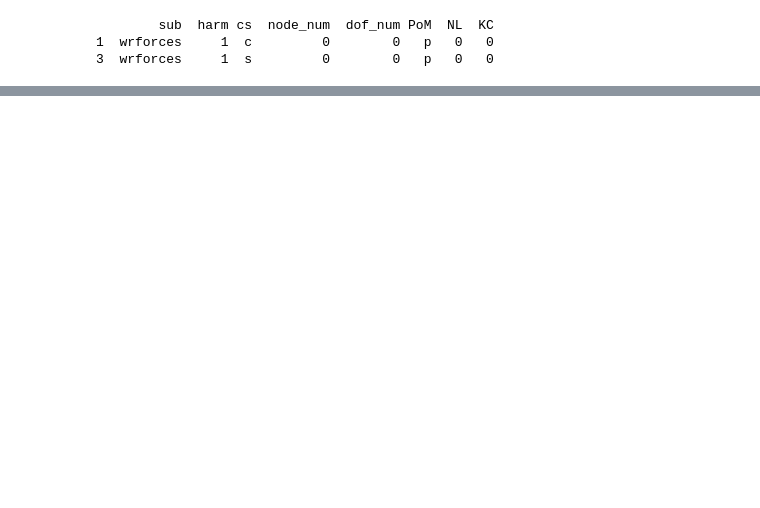
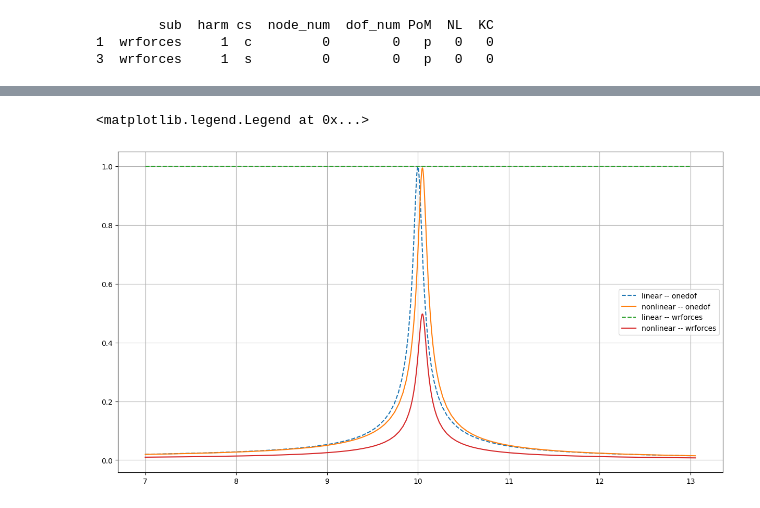
Before and after one commit to mlegr/Benchmark, a Jupyter notebook: WR_Template.ipynb, the cells around one changed output, grey strips where cells are left out. Cells and saved outputs as stored; diff of their text form; code cells hidden in the pictures; blank space fills up the shorter version.

```diff
--- a/WR_Template.ipynb
+++ b/WR_Template.ipynb
@@ -98,0 +275,14 @@ if TEST :
+# %%
+import copy
+whole_with_wr = copy.deepcopy(L.inputData)
+whole_with_wr.pop("kinematics") # we dont need this now
+wrconnector = dict(
+    type=fakeWR.factory_keyword,
+    connect=[('onedof',[0]),('GROUND',[0]),('wrforces',[0])],
+    dirs=[0],
+    everything_you_need=0.0
+)
+whole_with_wr['connectors'] = whole_with_wr['connectors'] | dict(wrconnector=wrconnector)
+
+WR = pyHarm.Maestro(whole_with_wr)
+WR.operate("null")
@@ -98,0 +307,19 @@ if TEST :
+# %%
+for key, values in dofpost.items() :
+    dofpost[key]['frf_nl'] = get_frf(M=WR, **values)
+
+fig,ax = prep_fig()
+for key, values in dofpost.items() :
+    ax.plot(
+        *dofpost[key]['frf_linear'],
+        label=f"linear -- {key}",
+        linestyle='--'
+    )
+    ax.plot(
+        *dofpost[key]['frf_nl'],
+        label=f"nonlinear -- {key}",
+    )
+ax.legend()
+# %% [output]
+<matplotlib.legend.Legend at 0x...>
+[figure, added]
```
Also changed, not shown: parts of 8 cells of this notebook, 2 other files.
